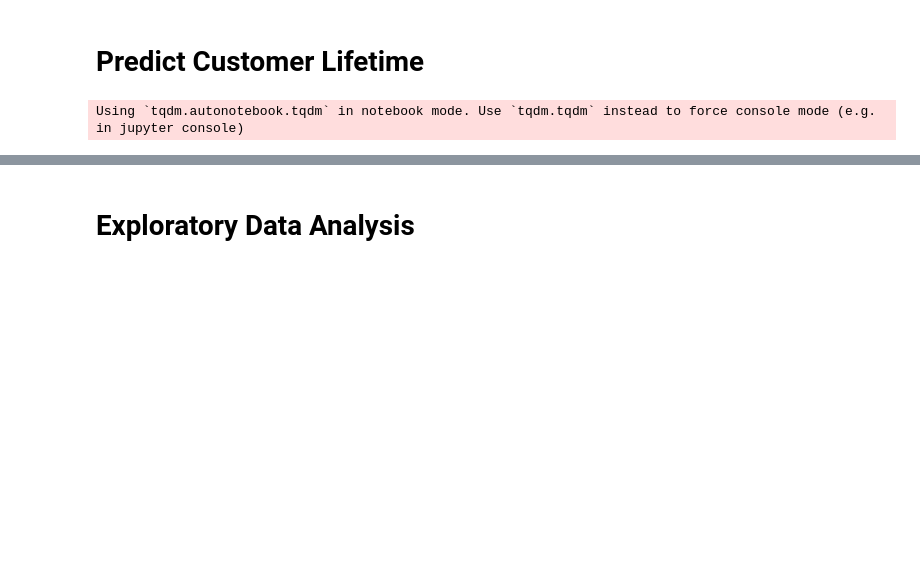
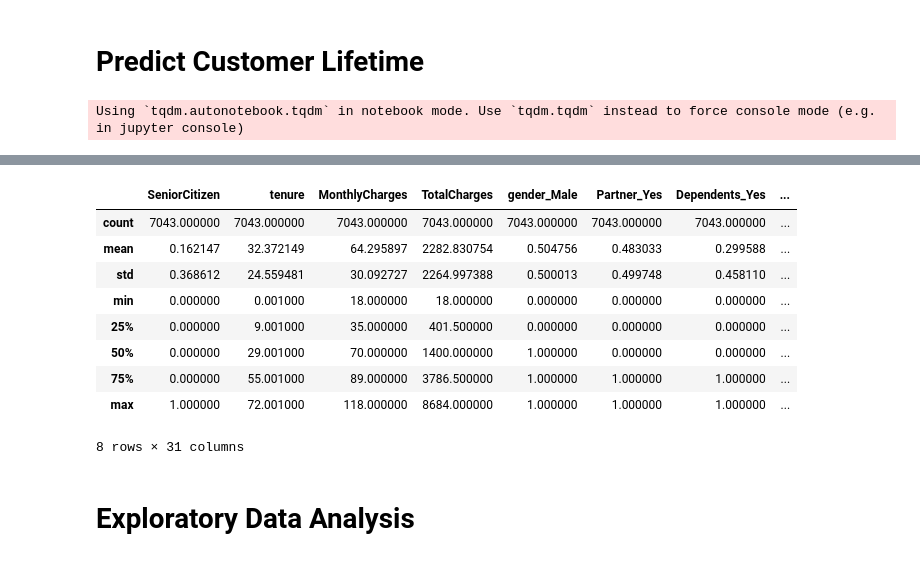
Before and after one commit to Sebastian1981/CBM_Survival_Analysis, a Jupyter notebook: poc.ipynb, the cells around one changed output, grey strips where cells are left out. Cells and saved outputs as stored; diff of their text form; code cells hidden in the pictures; blank space fills up the shorter version.

Commit message:
adapt nb to new data class

```diff
--- a/poc.ipynb
+++ b/poc.ipynb
@@ -80,0 +30,5 @@ tenure_df.describe()
+# %%
+# import churn dataset
+data = ChurnData(filename='data/telco_customer_churn.csv', testsize=.33, seed=123)
+data.load_data()
+data.process_data()
@@ -81,3 +75,16 @@ tenure_df.describe()
+# %%
+data.churn_df.describe()
+# %% [output]
+|  | SeniorCitizen | tenure | MonthlyCharges | TotalCharges | gender_Male | Partner_Yes | Dependents_Yes | ... |
+| count | 7043.000000 | 7043.000000 | 7043.000000 | 7043.000000 | 7043.000000 | 7043.000000 | 7043.000000 | ... |
+| mean | 0.162147 | 32.372149 | 64.295897 | 2282.830754 | 0.504756 | 0.483033 | 0.299588 | ... |
+| std | 0.368612 | 24.559481 | 30.092727 | 2264.997388 | 0.500013 | 0.499748 | 0.458110 | ... |
+| min | 0.000000 | 0.001000 | 18.000000 | 18.000000 | 0.000000 | 0.000000 | 0.000000 | ... |
+| 25% | 0.000000 | 9.001000 | 35.000000 | 401.500000 | 0.000000 | 0.000000 | 0.000000 | ... |
+| 50% | 0.000000 | 29.001000 | 70.000000 | 1400.000000 | 1.000000 | 0.000000 | 0.000000 | ... |
+| 75% | 0.000000 | 55.001000 | 89.000000 | 3786.500000 | 1.000000 | 1.000000 | 1.000000 | ... |
+| max | 1.000000 | 72.001000 | 118.000000 | 8684.000000 | 1.000000 | 1.000000 | 1.000000 | ... |
+8 rows × 31 columns
 # %% [markdown]
 # Exploratory Data Analysis
 # %%
```
Also changed, not shown: parts of 30 cells of this notebook.
